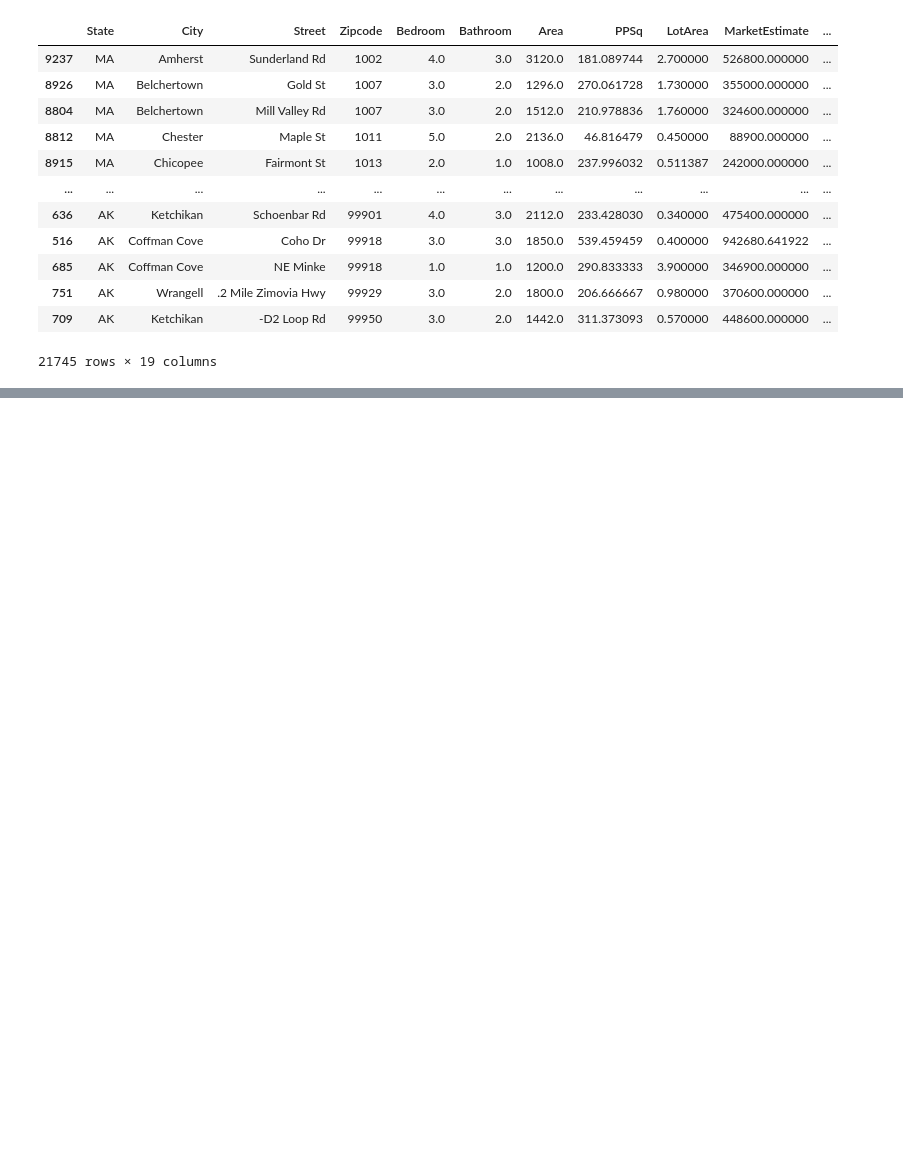
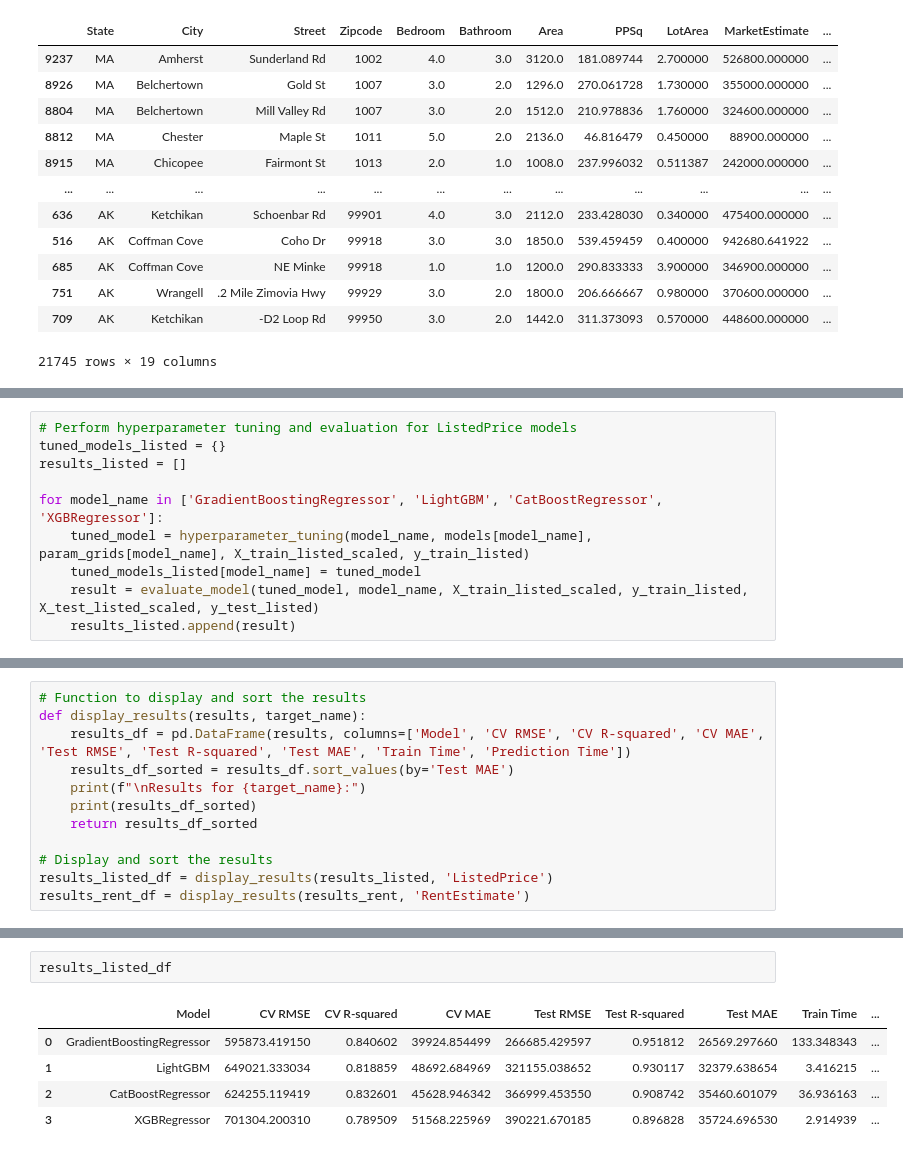
Before and after one commit to itsVarun20/Property-Listed-Price-and-Rent-Prediction, a Jupyter notebook: Code_Predicting.ipynb, the cells around one changed output, grey strips where cells are left out. Drawn from its saved outputs; the diff is of its cells as text; blank space fills up the shorter version.

Commit message:
Completed hyperparamter tuning

```diff
--- a/Code_Predicting.ipynb
+++ b/Code_Predicting.ipynb
@@ -263,0 +265,10 @@ results_rent_df
+# %%
+# Perform hyperparameter tuning and evaluation for ListedPrice models
+tuned_models_listed = {}
+results_listed = []
+
+for model_name in ['GradientBoostingRegressor', 'LightGBM', 'CatBoostRegressor', 'XGBRegressor']:
+    tuned_model = hyperparameter_tuning(model_name, models[model_name], param_grids[model_name], X_train_listed_scaled, y_train_listed)
+    tuned_models_listed[model_name] = tuned_model
+    result = evaluate_model(tuned_model, model_name, X_train_listed_scaled, y_train_listed, X_test_listed_scaled, y_test_listed)
+    results_listed.append(result)
@@ -263,0 +321,12 @@ results_rent_df
+# %%
+# Function to display and sort the results
+def display_results(results, target_name):
+    results_df = pd.DataFrame(results, columns=['Model', 'CV RMSE', 'CV R-squared', 'CV MAE', 'Test RMSE', 'Test R-squared', 'Test MAE', 'Train Time', 'Prediction Time'])
+    results_df_sorted = results_df.sort_values(by='Test MAE')
+    print(f"\nResults for {target_name}:")
+    print(results_df_sorted)
+    return results_df_sorted
+
+# Display and sort the results
+results_listed_df = display_results(results_listed, 'ListedPrice')
+results_rent_df = display_results(results_rent, 'RentEstimate')
@@ -263,0 +351,8 @@ results_rent_df
+# %%
+results_listed_df
+# %% [output]
+|  | Model | CV RMSE | CV R-squared | CV MAE | Test RMSE | Test R-squared | Test MAE | Train Time | ... |
+| 0 | GradientBoostingRegressor | 595873.419150 | 0.840602 | 39924.854499 | 266685.429597 | 0.951812 | 26569.297660 | 133.348343 | ... |
+| 1 | LightGBM | 649021.333034 | 0.818859 | 48692.684969 | 321155.038652 | 0.930117 | 32379.638654 | 3.416215 | ... |
+| 2 | CatBoostRegressor | 624255.119419 | 0.832601 | 45628.946342 | 366999.453550 | 0.908742 | 35460.601079 | 36.936163 | ... |
+| 3 | XGBRegressor | 701304.200310 | 0.789509 | 51568.225969 | 390221.670185 | 0.896828 | 35724.696530 | 2.914939 | ... |
```
Also changed, not shown: parts of 30 cells of this notebook.
